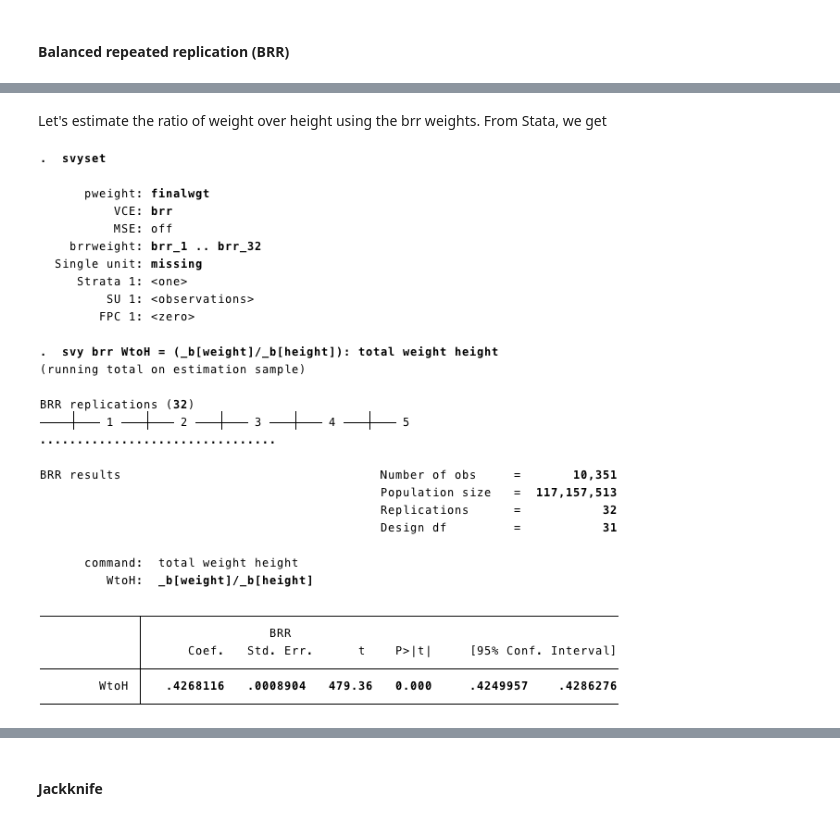
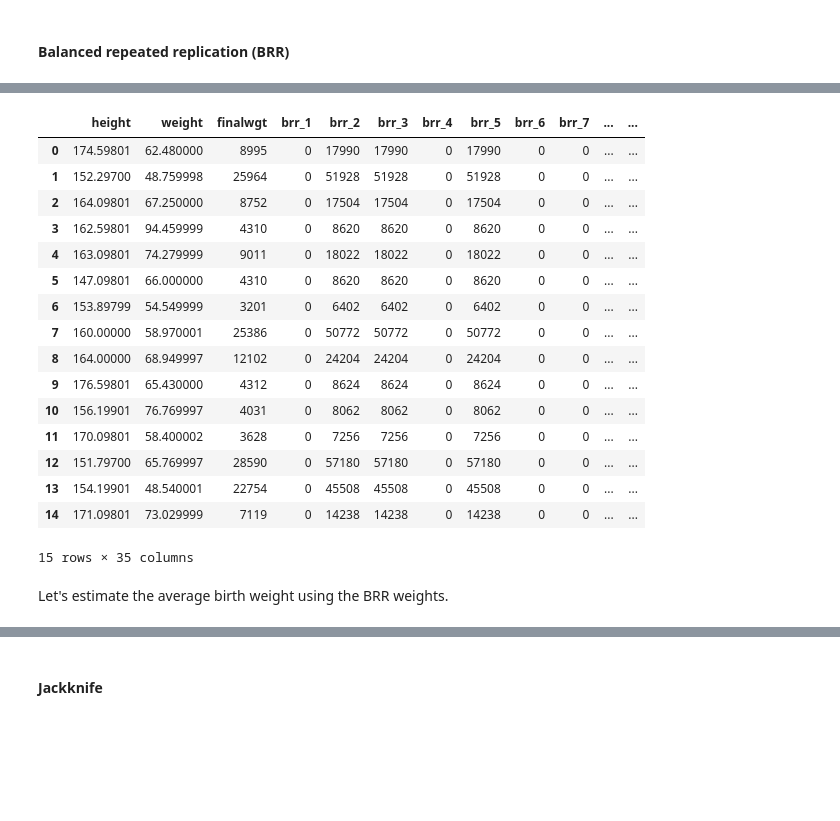
Before and after one commit to samplics-org/samplics, a Jupyter notebook: docs/source/tutorial/estimation.ipynb, the cells around one changed output, grey strips where cells are left out. Saved outputs shown, nothing was run; the diff lists cells and outputs as text; code cells hidden in the pictures; blank space fills up the shorter version.

```diff
--- a/docs/source/tutorial/estimation.ipynb
+++ b/docs/source/tutorial/estimation.ipynb
@@ -168,10 +164,30 @@ nhanes2brr.describe()
+# %%
+# Load NMIHS sample data
+nhanes2brr_cls = Nhanes2brr()
+nhanes2brr_cls.load_data()
+nhanes2brr = nhanes2brr_cls.data
+
+nhanes2brr.head(15)
+# %% [output]
+|  | height | weight | finalwgt | brr_1 | brr_2 | brr_3 | brr_4 | brr_5 | brr_6 | brr_7 | ... | ... |
+| 0 | 174.59801 | 62.480000 | 8995 | 0 | 17990 | 17990 | 0 | 17990 | 0 | 0 | ... | ... |
+| 1 | 152.29700 | 48.759998 | 25964 | 0 | 51928 | 51928 | 0 | 51928 | 0 | 0 | ... | ... |
+| 2 | 164.09801 | 67.250000 | 8752 | 0 | 17504 | 17504 | 0 | 17504 | 0 | 0 | ... | ... |
+| 3 | 162.59801 | 94.459999 | 4310 | 0 | 8620 | 8620 | 0 | 8620 | 0 | 0 | ... | ... |
+| 4 | 163.09801 | 74.279999 | 9011 | 0 | 18022 | 18022 | 0 | 18022 | 0 | 0 | ... | ... |
+| 5 | 147.09801 | 66.000000 | 4310 | 0 | 8620 | 8620 | 0 | 8620 | 0 | 0 | ... | ... |
+| 6 | 153.89799 | 54.549999 | 3201 | 0 | 6402 | 6402 | 0 | 6402 | 0 | 0 | ... | ... |
+| 7 | 160.00000 | 58.970001 | 25386 | 0 | 50772 | 50772 | 0 | 50772 | 0 | 0 | ... | ... |
+| 8 | 164.00000 | 68.949997 | 12102 | 0 | 24204 | 24204 | 0 | 24204 | 0 | 0 | ... | ... |
+| 9 | 176.59801 | 65.430000 | 4312 | 0 | 8624 | 8624 | 0 | 8624 | 0 | 0 | ... | ... |
+| 10 | 156.19901 | 76.769997 | 4031 | 0 | 8062 | 8062 | 0 | 8062 | 0 | 0 | ... | ... |
+| 11 | 170.09801 | 58.400002 | 3628 | 0 | 7256 | 7256 | 0 | 7256 | 0 | 0 | ... | ... |
+| 12 | 151.79700 | 65.769997 | 28590 | 0 | 57180 | 57180 | 0 | 57180 | 0 | 0 | ... | ... |
+| 13 | 154.19901 | 48.540001 | 22754 | 0 | 45508 | 45508 | 0 | 45508 | 0 | 0 | ... | ... |
+| 14 | 171.09801 | 73.029999 | 7119 | 0 | 14238 | 14238 | 0 | 14238 | 0 | 0 | ... | ... |
+15 rows × 35 columns
 # %% [markdown]
-
-Let's estimate the ratio of weight over height using the brr weights. From Stata, we get
+Let's estimate the average birth weight using the BRR weights.
-# %%
-Image(filename="ratio_weight_height_brr.png")
-# %% [output]
-[figure, removed]
 # %%
 brr = ReplicateEstimator("brr", "ratio")
 
```
Also changed, not shown: parts of 17 cells of this notebook, 15 other files.
